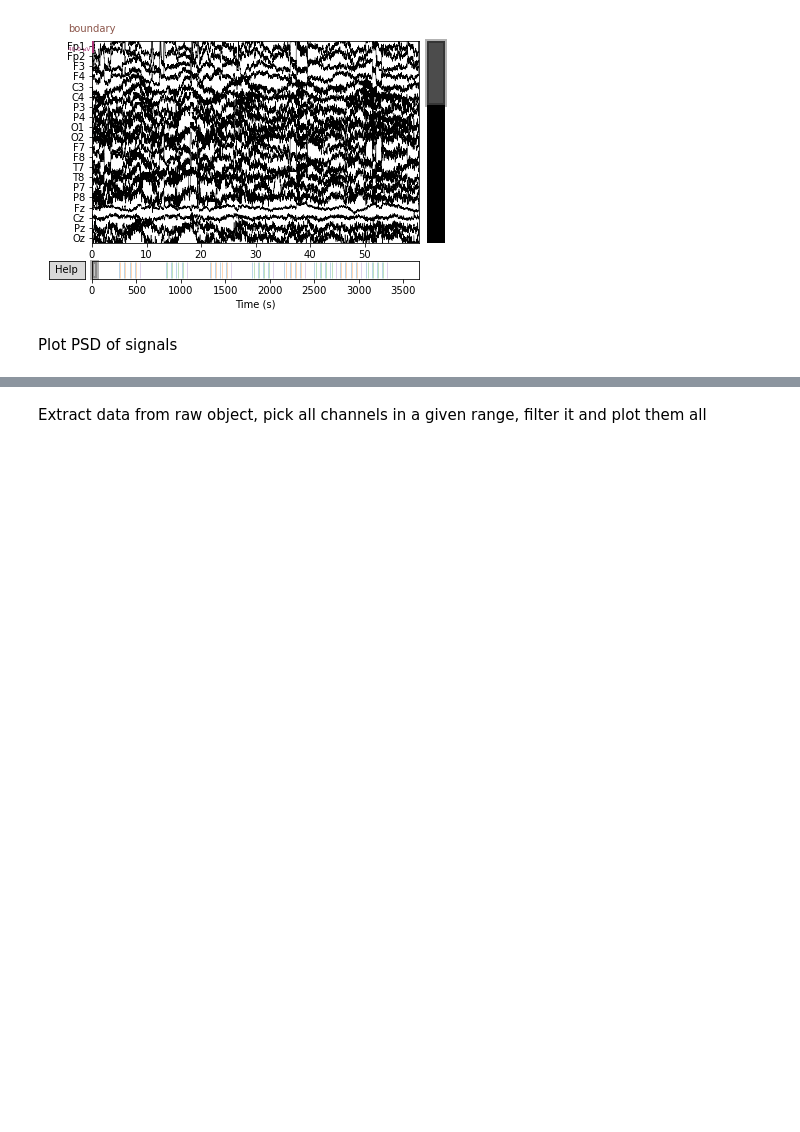
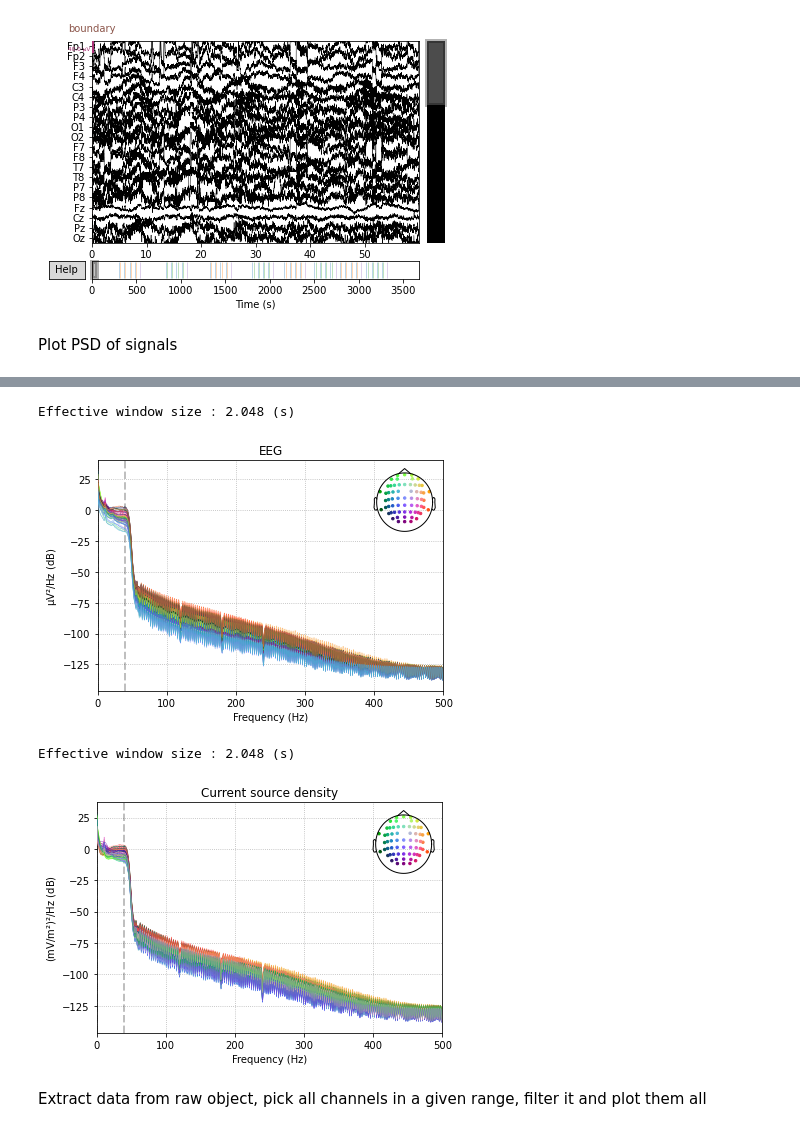
Before and after one commit to raffaela/eeg_emocoes, a Jupyter notebook: read_EEG.ipynb, the cells around one changed output, grey strips where cells are left out. Saved outputs shown, nothing was run; the diff lists cells and outputs as text; code cells hidden in the pictures; blank space fills up the shorter version.

```diff
--- a/read_EEG.ipynb
+++ b/read_EEG.ipynb
@@ -95,3 +107,11 @@ Effective window size : 0.410 (s)
+# %%
+filt_raw.plot_psd()
+filt_raw_csd.plot_psd();
+# %% [output]
+Effective window size : 2.048 (s)
+[figure, added]
+Effective window size : 2.048 (s)
+[figure, added]
 # %% [markdown]
 Extract data from raw object, pick all channels in a given range, filter it and plot them all
 # %%
```
Also changed, not shown: parts of 13 cells of this notebook.
